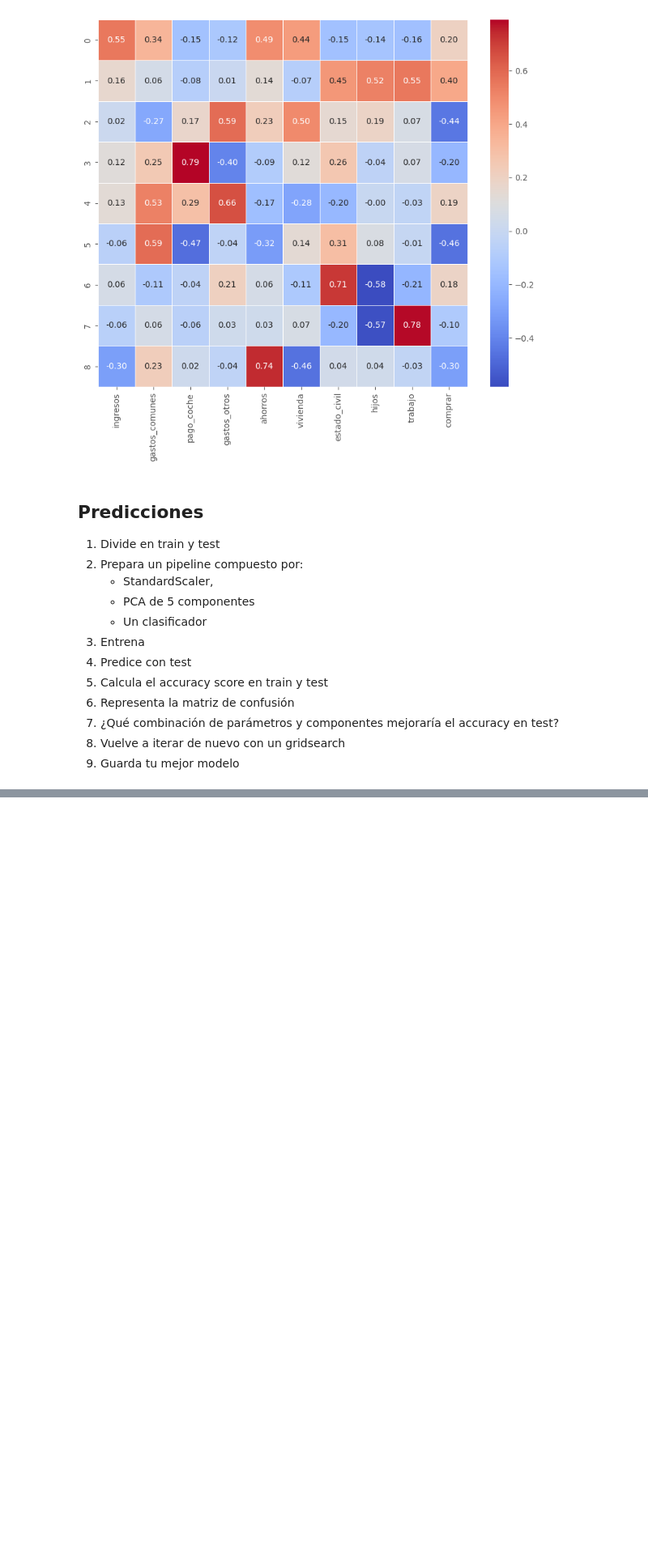
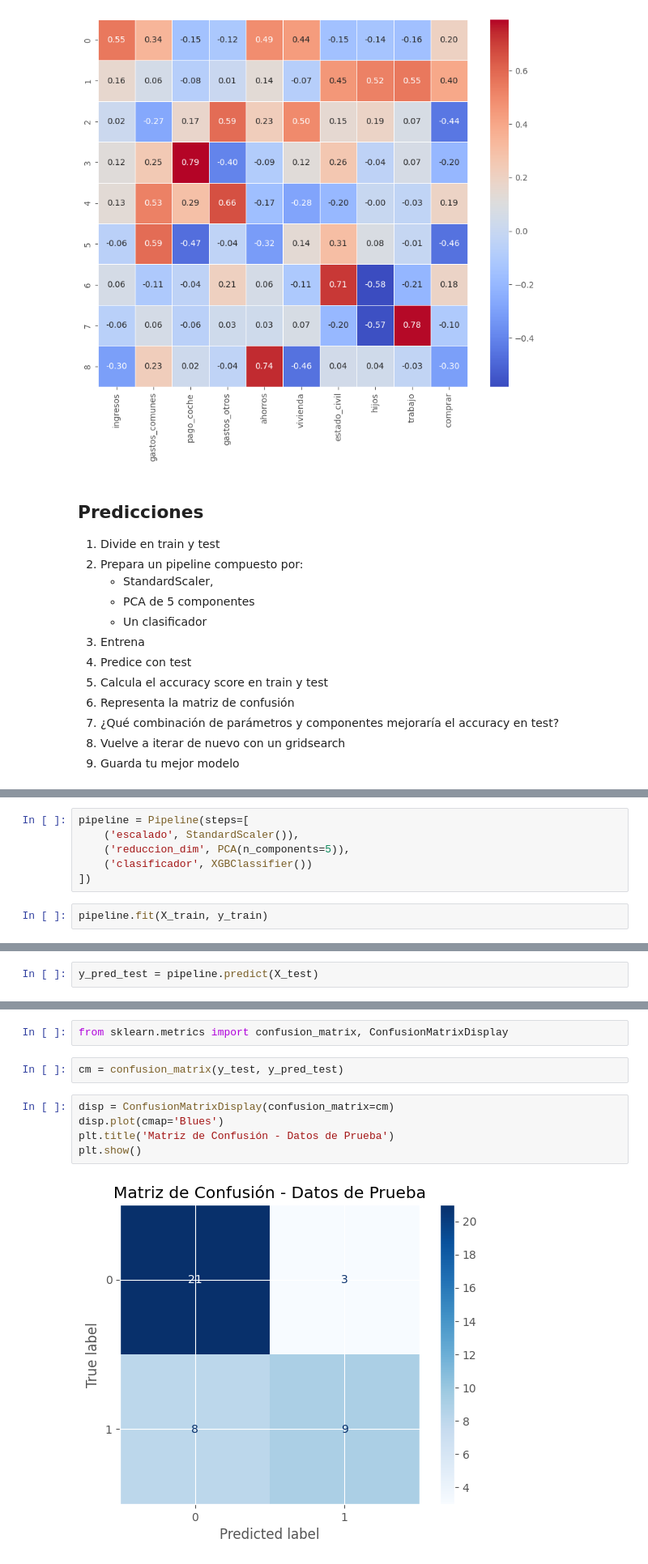
Before and after one commit to InigoLopez1999/2503_dsft_thebridge_inigolopez, a Jupyter notebook: 3-Machine_Learning/2-No_Supervisado/2-PCA/Practica/2_PCA Alquier Compra.ipynb, the cells around one changed output, grey strips where cells are left out. Shown: that part at 81% size. Drawn from its saved outputs; the diff is of its cells as text; blank space fills up the shorter version.

```diff
--- a/3-Machine_Learning/2-No_Supervisado/2-PCA/Practica/2_PCA Alquier Compra.ipynb
+++ b/3-Machine_Learning/2-No_Supervisado/2-PCA/Practica/2_PCA Alquier Compra.ipynb
@@ -241,0 +252,8 @@ sns.heatmap(df_componentes, annot=True, cmap='coolwarm', fmt='.2f', linewidths=0
+# %%
+pipeline = Pipeline(steps=[
+    ('escalado', StandardScaler()),
+    ('reduccion_dim', PCA(n_components=5)),
+    ('clasificador', XGBClassifier())
+])
+# %%
+pipeline.fit(X_train, y_train)
@@ -241,0 +280,2 @@ sns.heatmap(df_componentes, annot=True, cmap='coolwarm', fmt='.2f', linewidths=0
+# %%
+y_pred_test = pipeline.predict(X_test)
@@ -241,0 +293,11 @@ sns.heatmap(df_componentes, annot=True, cmap='coolwarm', fmt='.2f', linewidths=0
+# %%
+from sklearn.metrics import confusion_matrix, ConfusionMatrixDisplay
+# %%
+cm = confusion_matrix(y_test, y_pred_test)
+# %%
+disp = ConfusionMatrixDisplay(confusion_matrix=cm)
+disp.plot(cmap='Blues')
+plt.title('Matriz de Confusión - Datos de Prueba')
+plt.show()
+# %% [output]
+[figure, added]
```
Also changed, not shown: parts of 12 cells of this notebook.
